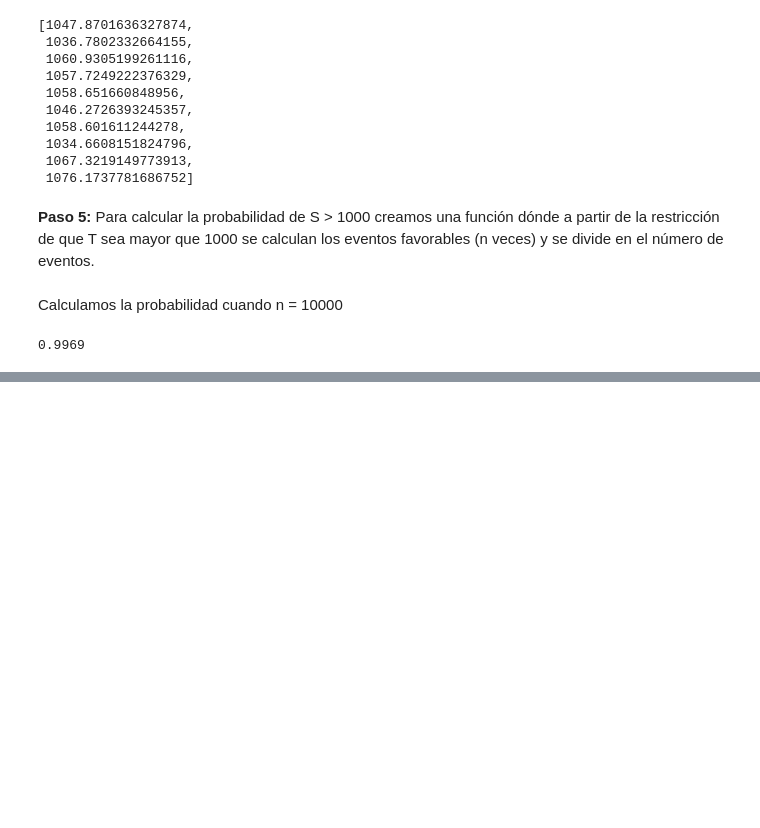
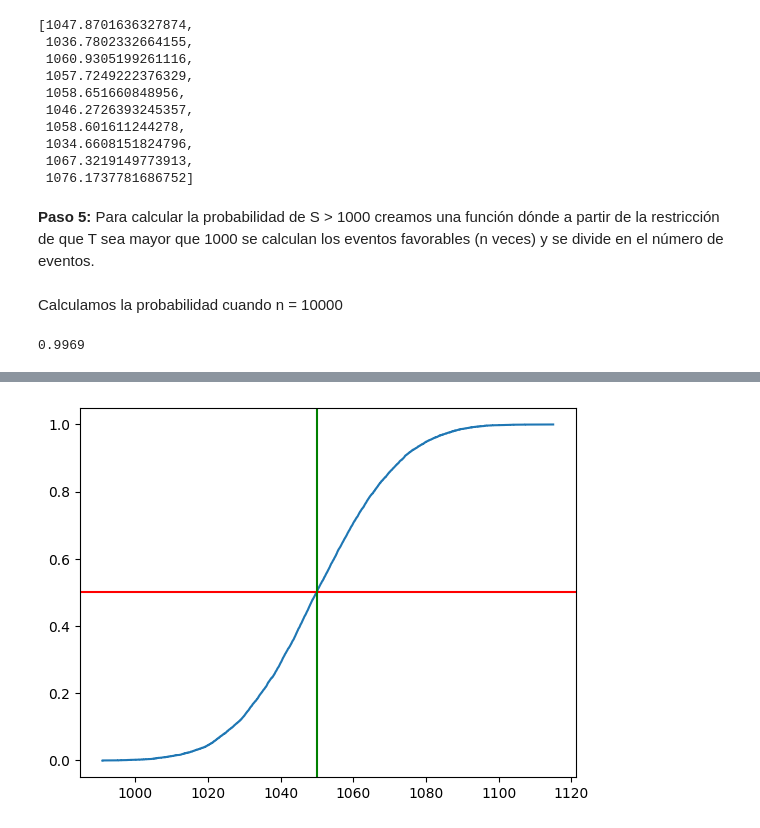
Before and after one commit to jess22jess/SIMULACI-IN-I, a Jupyter notebook: Tinacos.ipynb, the cells around one changed output, grey strips where cells are left out. Saved outputs shown, nothing was run; the diff lists cells and outputs as text; code cells hidden in the pictures; blank space fills up the shorter version.

```diff
--- a/Tinacos.ipynb
+++ b/Tinacos.ipynb
@@ -60,0 +67,16 @@ prob(10000)
+# %%
+def cdf(m):
+  n=len(m)
+  x=np.sort(m)
+  y=np.arange(0,n)/n
+  return x,y
+# %%
+x_math, y_math = cdf(m)
+media= np.mean(m)
+# %%
+plt.step(x_math,y_math)
+plt.axhline(y=0.5, color='red')
+plt.axvline(x=media, color='green')
+plt.show()
+# %% [output]
+[figure, added]
```
Also changed, not shown: parts of 1 cell of this notebook.
